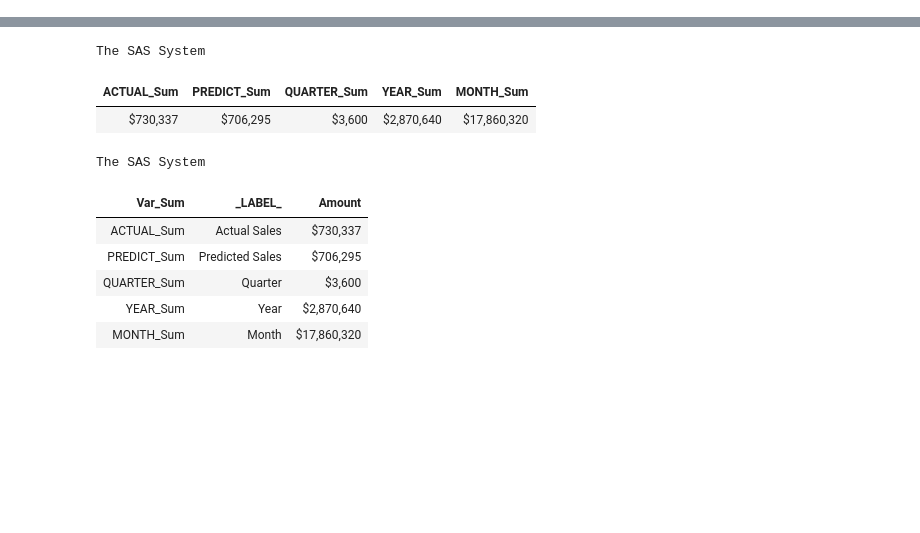
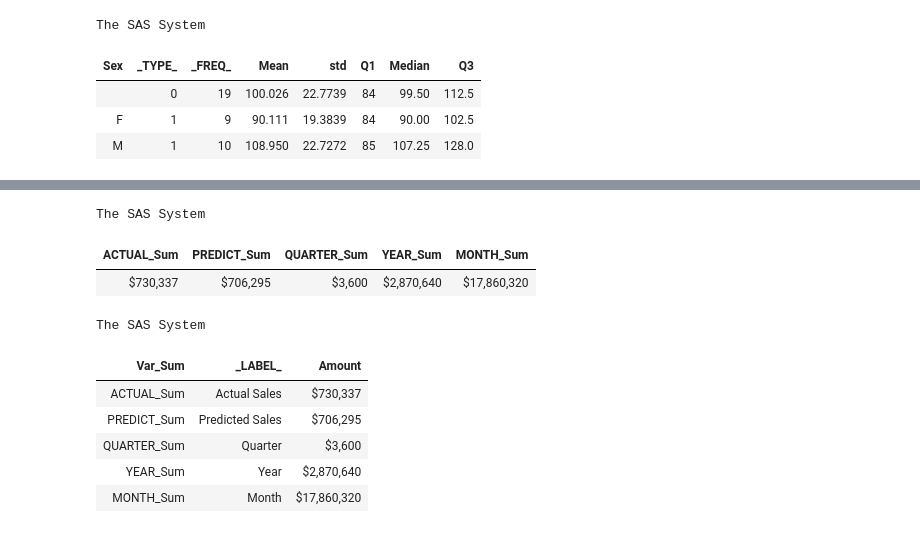
Before and after one commit to ProcJimi/curriculum, a Jupyter notebook: Week7/Week7.ipynb, the cells around one changed output, grey strips where cells are left out. Drawn from its saved outputs; the diff is of its cells as text; code cells hidden in the pictures; blank space fills up the shorter version.

```diff
--- a/Week7/Week7.ipynb
+++ b/Week7/Week7.ipynb
@@ -14,0 +45,17 @@ The MEANS Procedure
+# %%
+proc means data=sashelp.class mean std Q1 Median Q3 noprint;
+   var weight;
+   class sex;
+    output out=work.summary
+    Mean = Mean std =std
+    Q1=Q1 Median=Median Q3=Q3;
+run;
+
+proc print data=work.summary noobs;
+run;
+# %% [output]
+The SAS System
+| Sex | _TYPE_ | _FREQ_ | Mean | std | Q1 | Median | Q3 |
+|  | 0 | 19 | 100.026 | 22.7739 | 84 | 99.50 | 112.5 |
+| F | 1 | 9 | 90.111 | 19.3839 | 84 | 90.00 | 102.5 |
+| M | 1 | 10 | 108.950 | 22.7272 | 85 | 107.25 | 128.0 |
```
Also changed, not shown: parts of 11 cells of this notebook, 2 other files.
